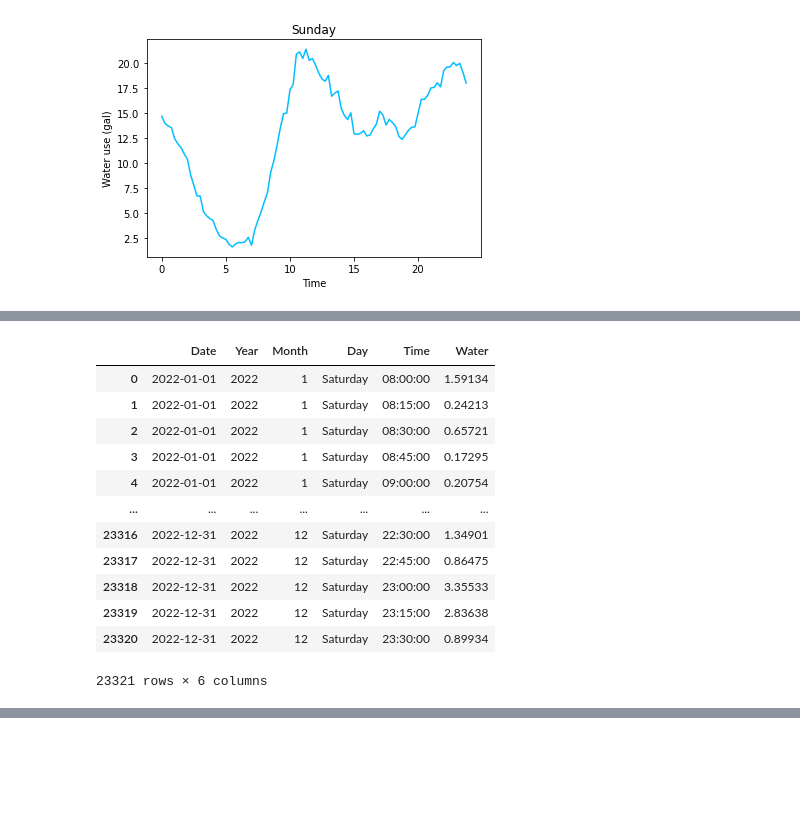
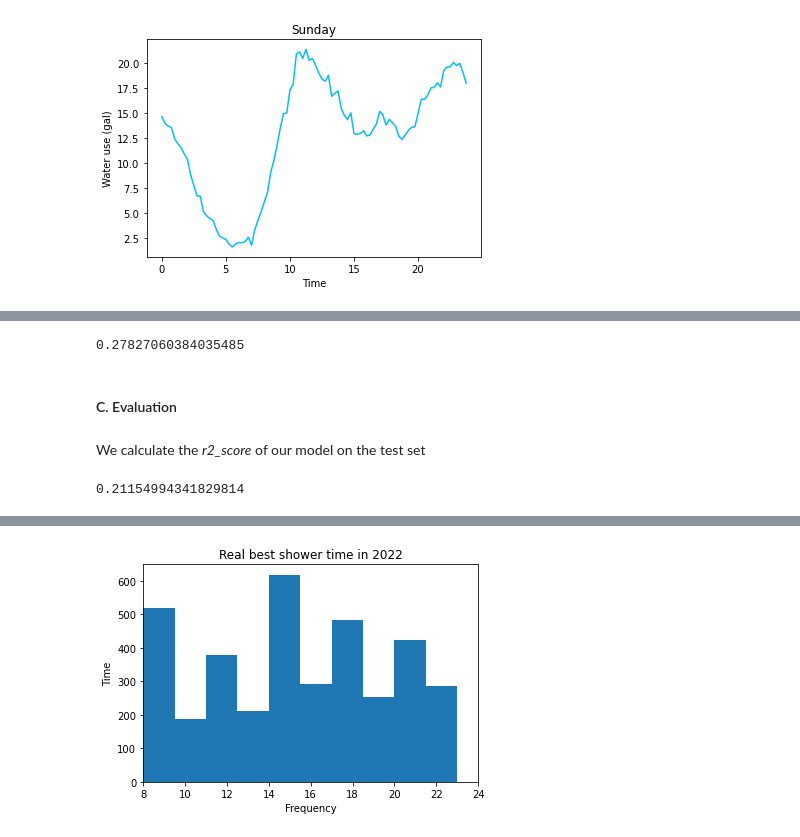
Before and after one commit to tnguyen2907/noah-water-use_ds, a Jupyter notebook: shower.ipynb, the cells around one changed output, grey strips where cells are left out. Saved outputs shown, nothing was run; the diff lists cells and outputs as text; code cells hidden in the pictures; blank space fills up the shorter version.

```diff
--- a/shower.ipynb
+++ b/shower.ipynb
@@ -381,22 +373,51 @@ r2_score(y_test, y_pred)
+# %%
+from sklearn.model_selection import train_test_split
+from sklearn.preprocessing import OneHotEncoder
+
+X = df_train.drop('Water', axis=1)
+y = df_train['Water']
+
+X_train, X_test, y_train, y_test = train_test_split(X, y, train_size=0.8, random_state=0)
+transformer = OneHotEncoder()
+X_train_transformed = transformer.fit_transform(X_train)
+X_test_transformed = transformer.transform(X_test)
+
+from sklearn.neural_network import MLPRegressor
+rgs = MLPRegressor(hidden_layer_sizes=(10,), random_state=0)
+rgs.fit(X_train_transformed, y_train)
+y_pred = rgs.predict(X_test_transformed)
+
+from sklearn.metrics import r2_score
+r2_score(y_test, y_pred)
+# %% [output]
+0.27827060384035485
+# %% [markdown]
+#### C. Evaluation
+# %% [markdown]
+We calculate the *r2_score* of our model on the test set
 # %%
 df_test = df_test.reset_index(drop=True)
 df_test.columns = ['Date', 'Year',	'Month',	'Day',	'Time',	'Water']
-df_test
+df_test = df_test.sample(frac=1, random_state=0)
+
+Xt = df_test[['Month', 'Day', 'Time']]
+yt = df_test ['Water']
+
+Xt_transformed = transformer.transform(Xt)
+yt_pred = rgs.predict(Xt_transformed)
+
+r2_score(yt, yt_pred)
 # %% [output]
-|  | Date | Year | Month | Day | Time | Water |
-| 0 | 2022-01-01 | 2022 | 1 | Saturday | 08:00:00 | 1.59134 |
-| 1 | 2022-01-01 | 2022 | 1 | Saturday | 08:15:00 | 0.24213 |
-| 2 | 2022-01-01 | 2022 | 1 | Saturday | 08:30:00 | 0.65721 |
-| 3 | 2022-01-01 | 2022 | 1 | Saturday | 08:45:00 | 0.17295 |
-| 4 | 2022-01-01 | 2022 | 1 | Saturday | 09:00:00 | 0.20754 |
-| ... | ... | ... | ... | ... | ... | ... |
-| 23316 | 2022-12-31 | 2022 | 12 | Saturday | 22:30:00 | 1.34901 |
-| 23317 | 2022-12-31 | 2022 | 12 | Saturday | 22:45:00 | 0.86475 |
-| 23318 | 2022-12-31 | 2022 | 12 | Saturday | 23:00:00 | 3.35533 |
-| 23319 | 2022-12-31 | 2022 | 12 | Saturday | 23:15:00 | 2.83638 |
-| 23320 | 2022-12-31 | 2022 | 12 | Saturday | 23:30:00 | 0.89934 |
-23321 rows × 6 columns
+0.21154994341829814
 # %%
 best_time_true = df_test.groupby('Date').apply(lambda d: d.iloc[d['Water'].argsort()[:10]]['Time'])
-best_time_true
+
+plt.figure()
+best_time_true_hour = best_time_true.apply(lambda x: x.hour)
+plt.hist(best_time_true_hour)
+plt.xlabel('Frequency')
+plt.ylabel('Time')
+plt.title('Real best shower time in 2022')
+plt.xlim(8, 24)
+plt.show()
 # %% [output]
@@ -416 +424,2 @@ Name: Time, Length: 3650, dtype: object
+[figure, added]
 # %%
```
Also changed, not shown: parts of 17 cells of this notebook.
